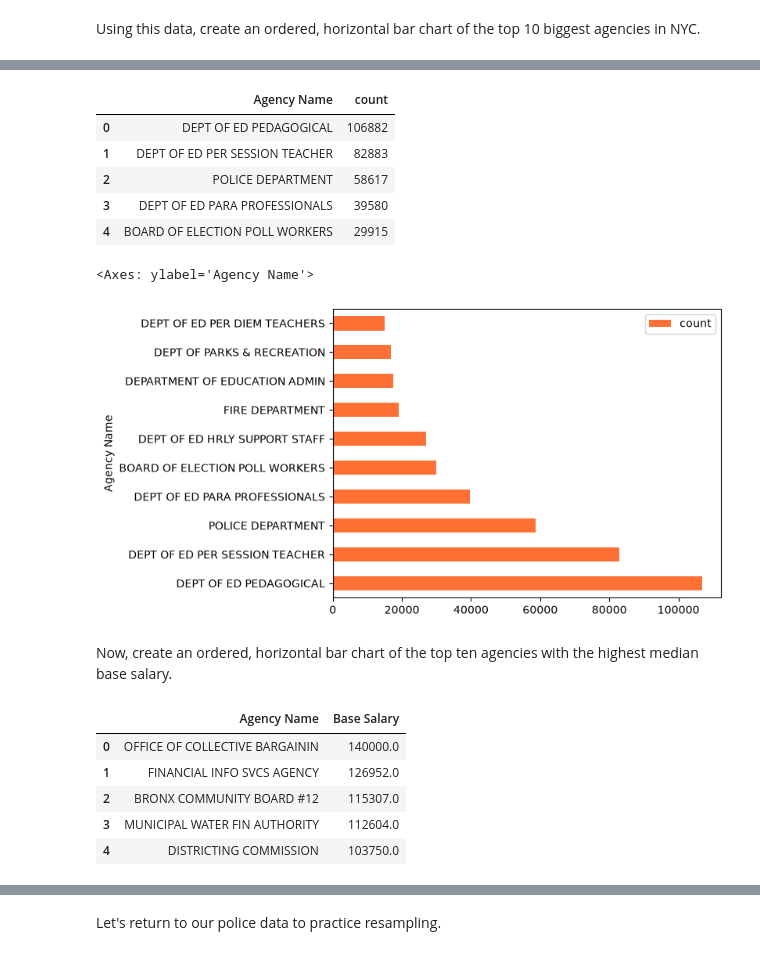
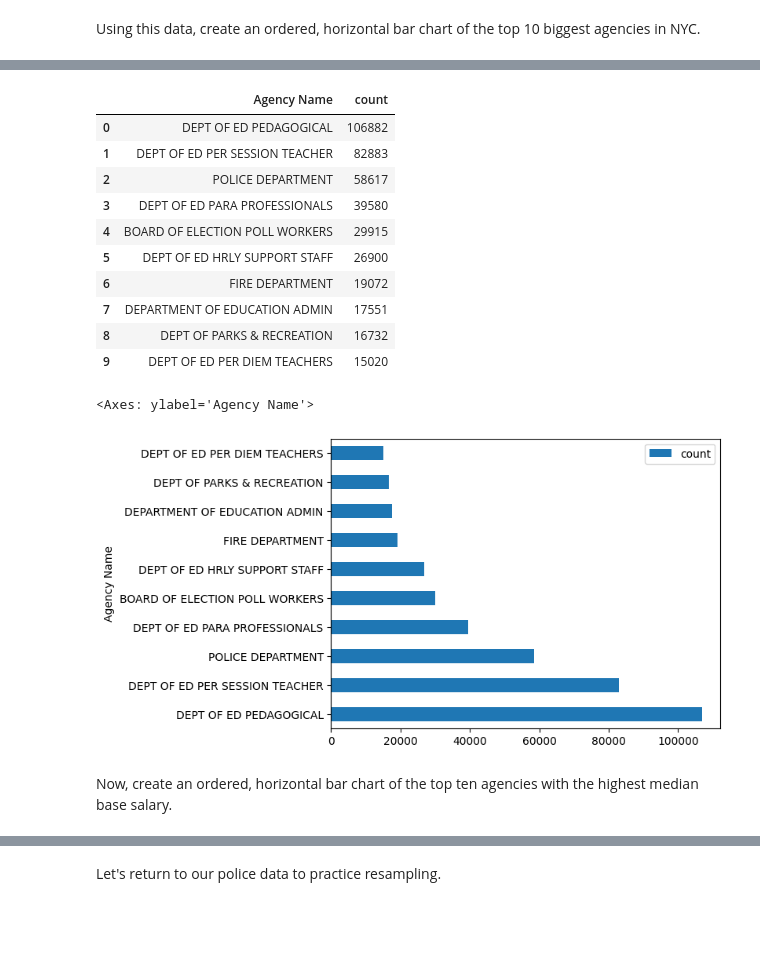
Before and after one commit to jack-walk/CUNY_adv-data, a Jupyter notebook: w6/output/homework6.ipynb, the cells around one changed output, grey strips where cells are left out. Saved outputs shown, nothing was run; the diff lists cells and outputs as text; code cells hidden in the pictures; blank space fills up the shorter version.

Commit message:
w7 base

```diff
--- a/w6/output/homework6.ipynb
+++ b/w6/output/homework6.ipynb
@@ -10,7 +10,7 @@ import matplotlib.pyplot as plt
 # For this assignment, you'll be working with NYC payroll data again.
 # Import it from wherever you stored the data
 
-payroll_data = pd.read_csv('../pandas/review_pandas_analyses/data/Citywide_Payroll_Data__Fiscal_Year__20240616.csv')
+payroll_data = pd.read_csv('../input/Citywide_Payroll_Data__Fiscal_Year__20240616.csv')
 print(len(payroll_data))
 # %% [output]
 552938
@@ -27,34 +27,26 @@ payroll_data.head()
 | 4 | 2023 | 67 | ADMIN FOR CHILDREN'S SVCS | ABDEL WEDOUD | LASHAWN | NaN | 04/24/2023 | ... |
 # %%
 # Your code here.
-top10_biggest = payroll_data['Agency Name'].value_counts().head(10).reset_index()
-top10_biggest.head()
+top10 = payroll_data['Agency Name'].value_counts().head(10).reset_index()
+top10.head(10)
 # %% [output]
 |  | Agency Name | count |
 | 0 | DEPT OF ED PEDAGOGICAL | 106882 |
 | 1 | DEPT OF ED PER SESSION TEACHER | 82883 |
 | 2 | POLICE DEPARTMENT | 58617 |
 | 3 | DEPT OF ED PARA PROFESSIONALS | 39580 |
 | 4 | BOARD OF ELECTION POLL WORKERS | 29915 |
+| 5 | DEPT OF ED HRLY SUPPORT STAFF | 26900 |
+| 6 | FIRE DEPARTMENT | 19072 |
+| 7 | DEPARTMENT OF EDUCATION ADMIN | 17551 |
+| 8 | DEPT OF PARKS & RECREATION | 16732 |
+| 9 | DEPT OF ED PER DIEM TEACHERS | 15020 |
-# %%
-top10_biggest.plot(kind="barh", x="Agency Name", y="count", color="#ff7034")
-# %% [output]
-<Axes: ylabel='Agency Name'>
-[figure, removed]
+# %%
+top10.plot(kind="barh", x="Agency Name", y="count")
+# %% [output]
+<Axes: ylabel='Agency Name'>
+[figure, added]
 # %% [markdown]
 Now, create an ordered, horizontal bar chart of the top ten agencies with the highest median base salary.
-# %%
-top10_salary = payroll_data.groupby(
-    ["Agency Name"]
-)["Base Salary"].median().sort_values(ascending=False).head(10).reset_index()
-
-top10_salary.head()
-# %% [output]
-|  | Agency Name | Base Salary |
-| 0 | OFFICE OF COLLECTIVE BARGAININ | 140000.0 |
-| 1 | FINANCIAL INFO SVCS AGENCY | 126952.0 |
-| 2 | BRONX COMMUNITY BOARD #12 | 115307.0 |
-| 3 | MUNICIPAL WATER FIN AUTHORITY | 112604.0 |
-| 4 | DISTRICTING COMMISSION | 103750.0 |
 # %%
 # Your code here.
```
Also changed, not shown: parts of 10 cells of this notebook, 10 other files.
